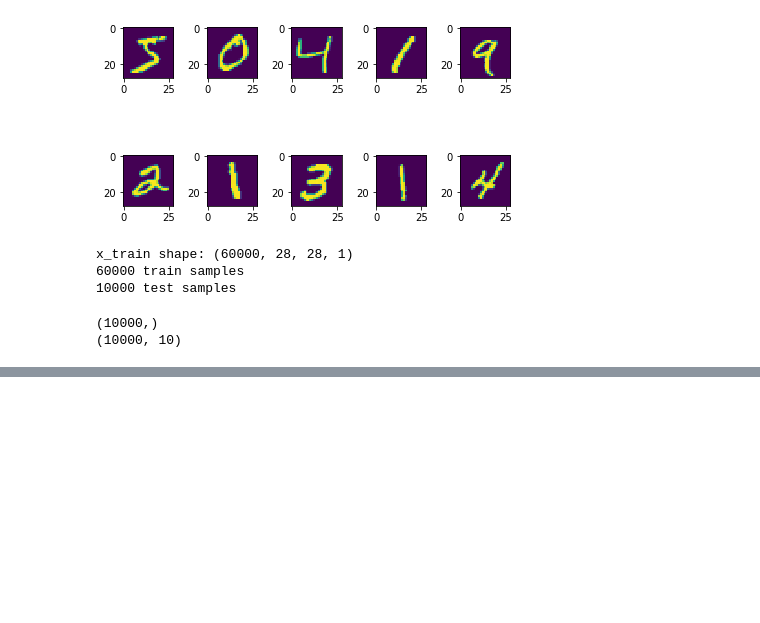
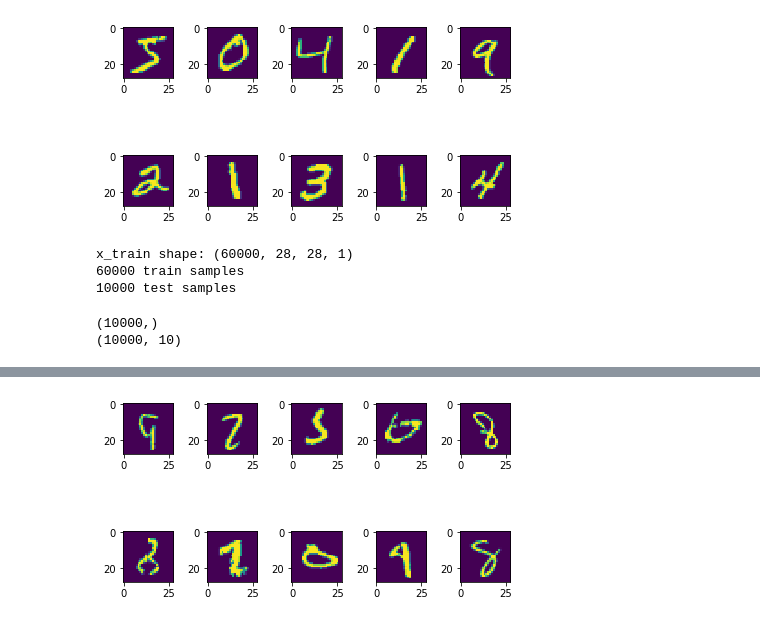
Before and after one commit to djreiss/deepLearnPlayground, a Jupyter notebook: 1-mnist-handwriting-tensorflow.ipynb, the cells around one changed output, grey strips where cells are left out. Drawn from its saved outputs; the diff is of its cells as text; code cells hidden in the pictures; blank space fills up the shorter version.

```diff
--- a/1-mnist-handwriting-tensorflow.ipynb
+++ b/1-mnist-handwriting-tensorflow.ipynb
@@ -121,0 +140,6 @@ print('Test accuracy:', score[1])
+# %%
+# Reload the data to compare predictions vs. actual on test data:
+(x_train, y_train), (x_test, y_test) = mnist.load_data()
+print(np.mean(pred != y_test))
+inds = np.where(pred != y_test)[0]
+print(inds, '\n', pred[inds], '\n', y_test[inds])
@@ -121,0 +161,7 @@ print('Test accuracy:', score[1])
+# %%
+fig, ax = plt.subplots(2, 5)
+for i, a in enumerate(ax.flatten()):
+    a.imshow(x_test[inds[i]])
+fig.tight_layout()
+# %% [output]
+[figure, added]
```
Also changed, not shown: parts of 5 cells of this notebook, 1 other file.
